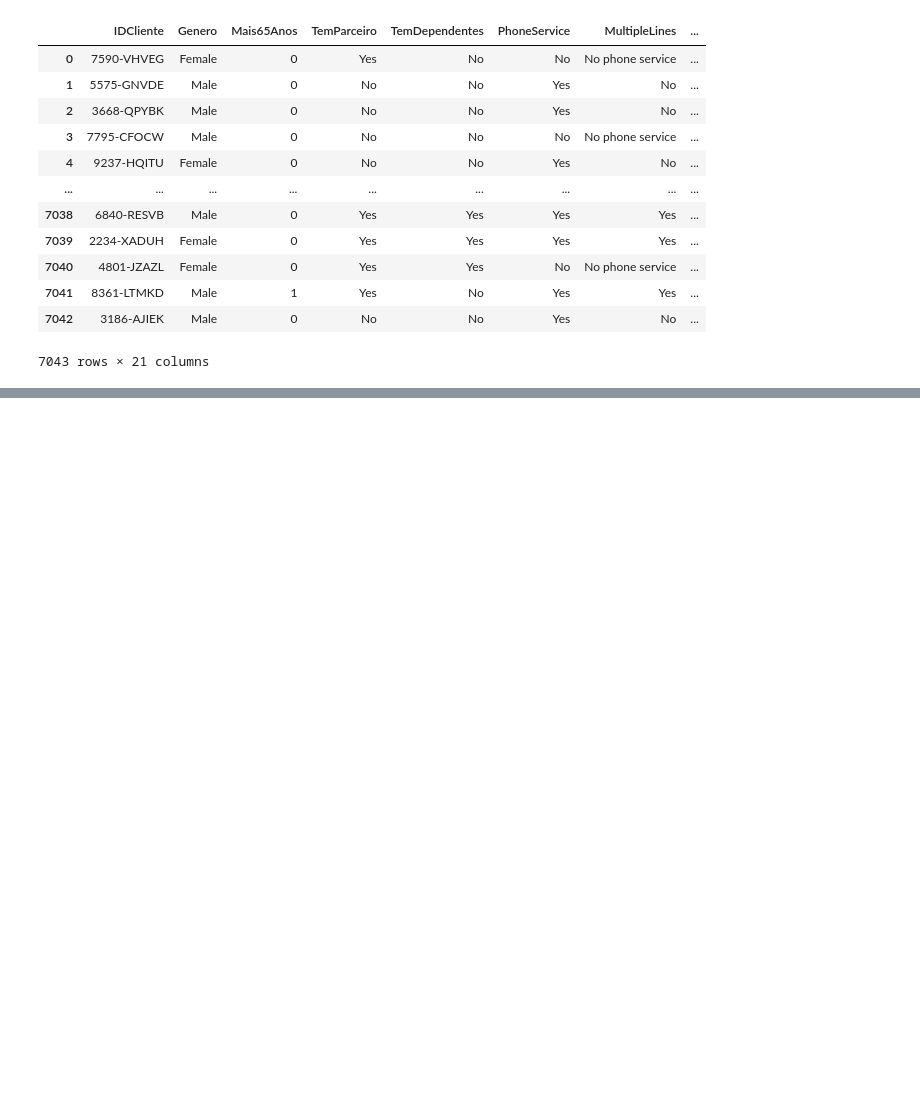
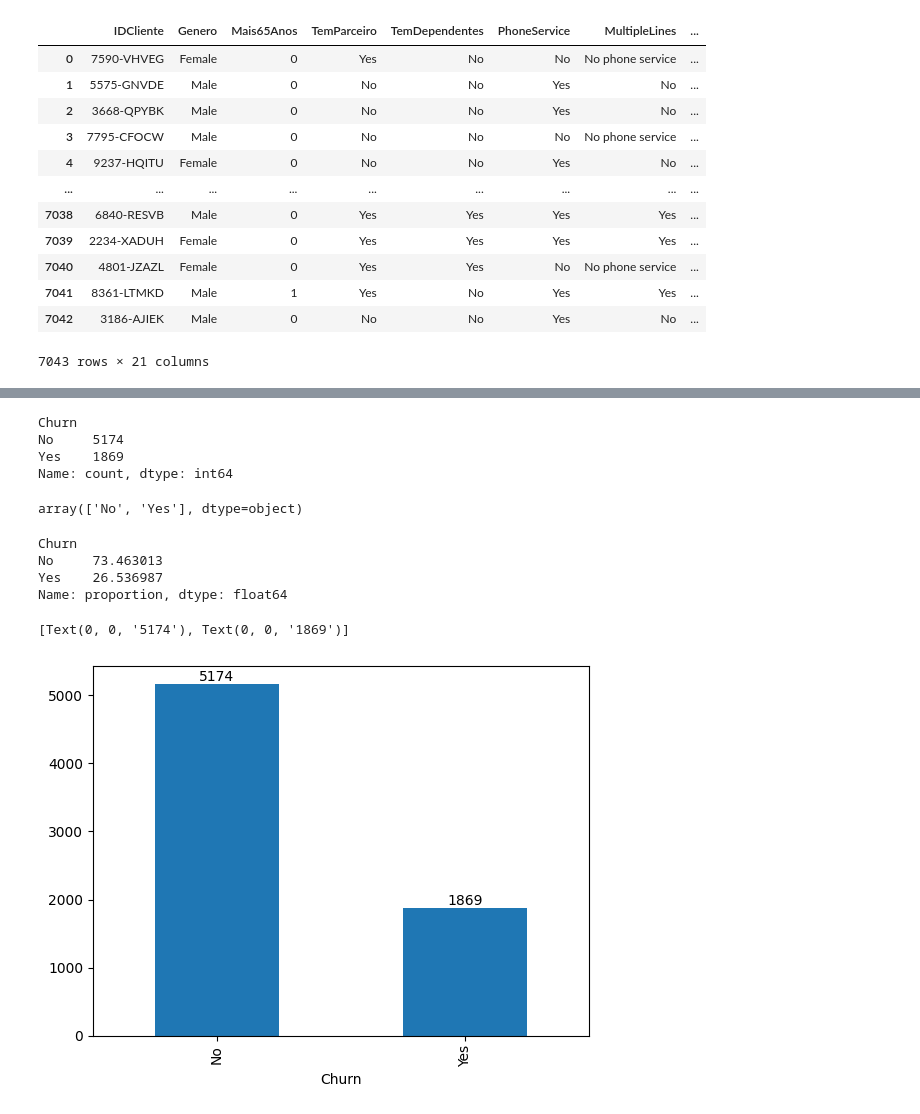
Before and after one commit to robertorj7/ia-develop-trilha-rs, a Jupyter notebook: m3_eda/eda_churn.ipynb, the cells around one changed output, grey strips where cells are left out. Cells and saved outputs as stored; diff of their text form; code cells hidden in the pictures; blank space fills up the shorter version.

```diff
--- a/m3_eda/eda_churn.ipynb
+++ b/m3_eda/eda_churn.ipynb
@@ -600,0 +608,30 @@ df_churn.fillna(value={'TotalCharges': media_TotalCharges})
+# %%
+# Contar clientes usanda a variável churn como referência
+df_churn.Churn.value_counts()
+# %% [output]
+Churn
+No     5174
+Yes    1869
+Name: count, dtype: int64
+# %%
+# Como identificar valores possíveis (únicos) numa variável do Datagrame
+df_churn.Churn.unique()
+# %% [output]
+array(['No', 'Yes'], dtype=object)
+# %%
+# Como é a distribuição de clientes (percentualmente falando) que abandonaram o serviço ou continuam ativos
+df_churn.Churn.value_counts(normalize=True) * 100
+# %% [output]
+Churn
+No     73.463013
+Yes    26.536987
+Name: proportion, dtype: float64
+# %%
+# Plot distribuição churn (quantidade)
+ax = df_churn.Churn.value_counts().plot(kind='bar')
+
+# Adiciona labels em cima das barras
+ax.bar_label(ax.containers[0])
+# %% [output]
+[Text(0, 0, '5174'), Text(0, 0, '1869')]
+[figure, added]
```
Also changed, not shown: parts of 6 cells of this notebook.
